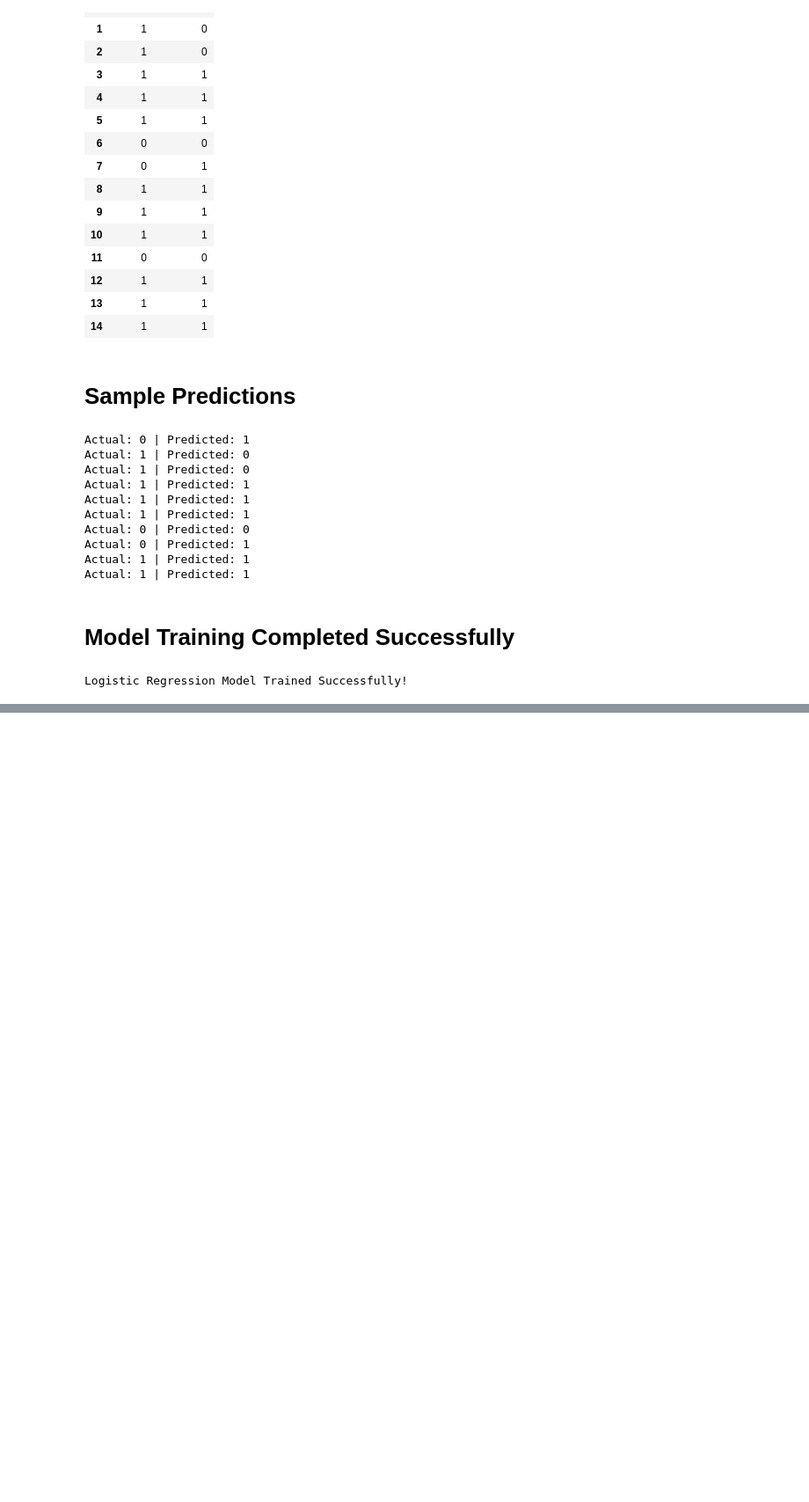
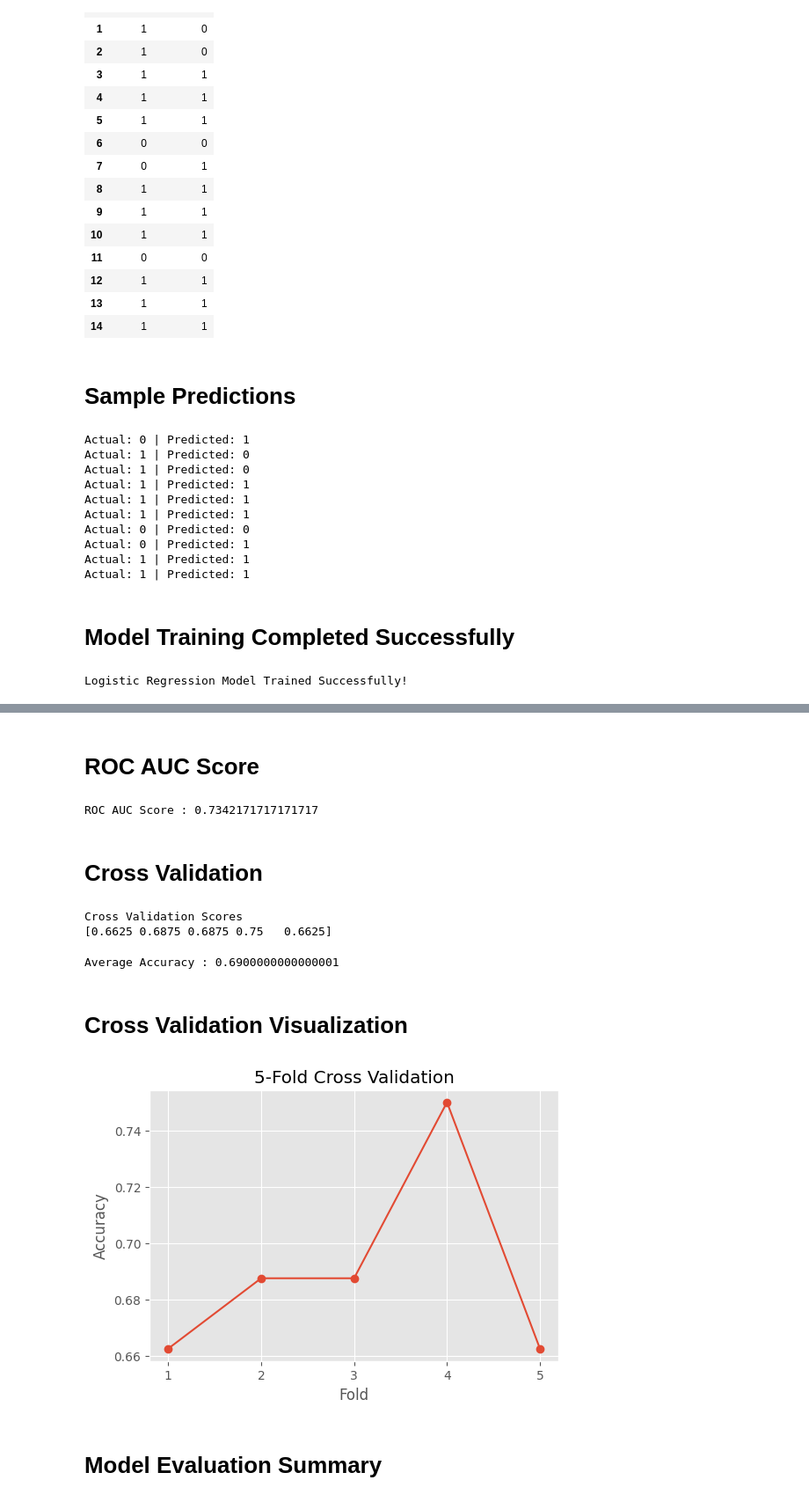
Before and after one commit to iamkhan49/heart-disease-prediction-ml, a Jupyter notebook: Heart_Disease_Detection_using_Classification_Algorithms.ipynb, the cells around one changed output, grey strips where cells are left out. Shown at 88% size. Drawn from its saved outputs; the diff is of its cells as text; code cells hidden in the pictures; blank space fills up the shorter version.

```diff
--- a/Heart_Disease_Detection_using_Classification_Algorithms.ipynb
+++ b/Heart_Disease_Detection_using_Classification_Algorithms.ipynb
@@ -797,0 +905,55 @@ Logistic Regression Model Trained Successfully!
+# %% [markdown]
+# ROC AUC Score
+# %%
+print("ROC AUC Score :", auc_score)
+# %% [output]
+ROC AUC Score : 0.7342171717171717
+# %% [markdown]
+# Cross Validation
+# %%
+from sklearn.model_selection import cross_val_score
+
+scores = cross_val_score(
+    model,
+    X,
+    y,
+    cv=5,
+    scoring="accuracy"
+)
+
+print("Cross Validation Scores")
+
+print(scores)
+# %% [output]
+Cross Validation Scores
+[0.6625 0.6875 0.6875 0.75   0.6625]
+# %%
+print("Average Accuracy :", scores.mean())
+# %% [output]
+Average Accuracy : 0.6900000000000001
+# %% [markdown]
+# Cross Validation Visualization
+# %%
+plt.figure(figsize=(6,4))
+
+plt.plot(
+    range(1,6),
+    scores,
+    marker="o"
+)
+
+plt.xticks(range(1,6))
+
+plt.xlabel("Fold")
+
+plt.ylabel("Accuracy")
+
+plt.title("5-Fold Cross Validation")
+
+plt.grid(True)
+
+plt.show()
+# %% [output]
+[figure, added]
+# %% [markdown]
+# Model Evaluation Summary
```
Also changed, not shown: parts of 13 cells of this notebook.
